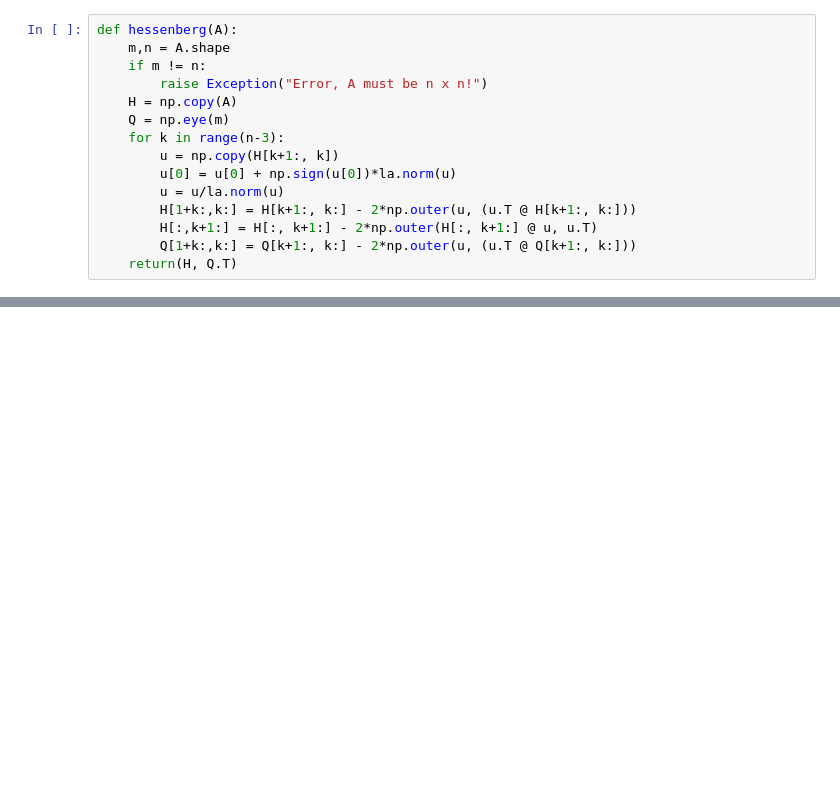
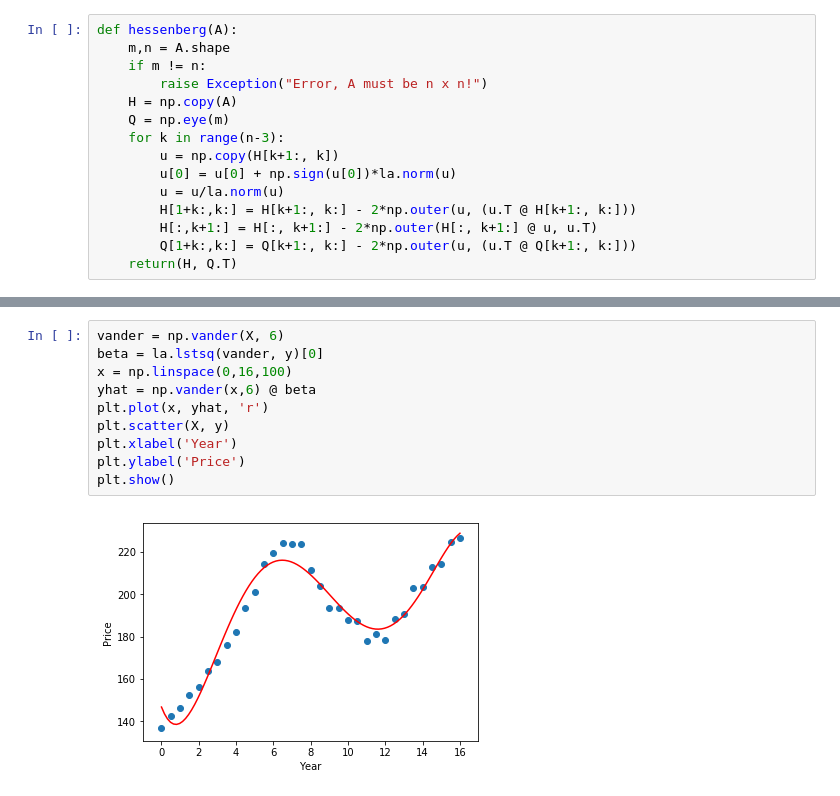
Before and after one commit to ariboyarsky/BootCamp2018, a Jupyter notebook: ProbSets/Comp/ProbSet3/Problem Set 3.ipynb, the cells around one changed output, grey strips where cells are left out. Drawn from its saved outputs; the diff is of its cells as text; blank space fills up the shorter version.

```diff
--- a/ProbSets/Comp/ProbSet3/Problem Set 3.ipynb
+++ b/ProbSets/Comp/ProbSet3/Problem Set 3.ipynb
@@ -184,0 +227,12 @@ hessenberg(A)
+# %%
+vander = np.vander(X, 6)
+beta = la.lstsq(vander, y)[0]
+x = np.linspace(0,16,100)
+yhat = np.vander(x,6) @ beta
+plt.plot(x, yhat, 'r')
+plt.scatter(X, y)
+plt.xlabel('Year')
+plt.ylabel('Price')
+plt.show()
+# %% [output]
+[figure, added]
```
Also changed, not shown: parts of 38 cells of this notebook, 8 other files.
